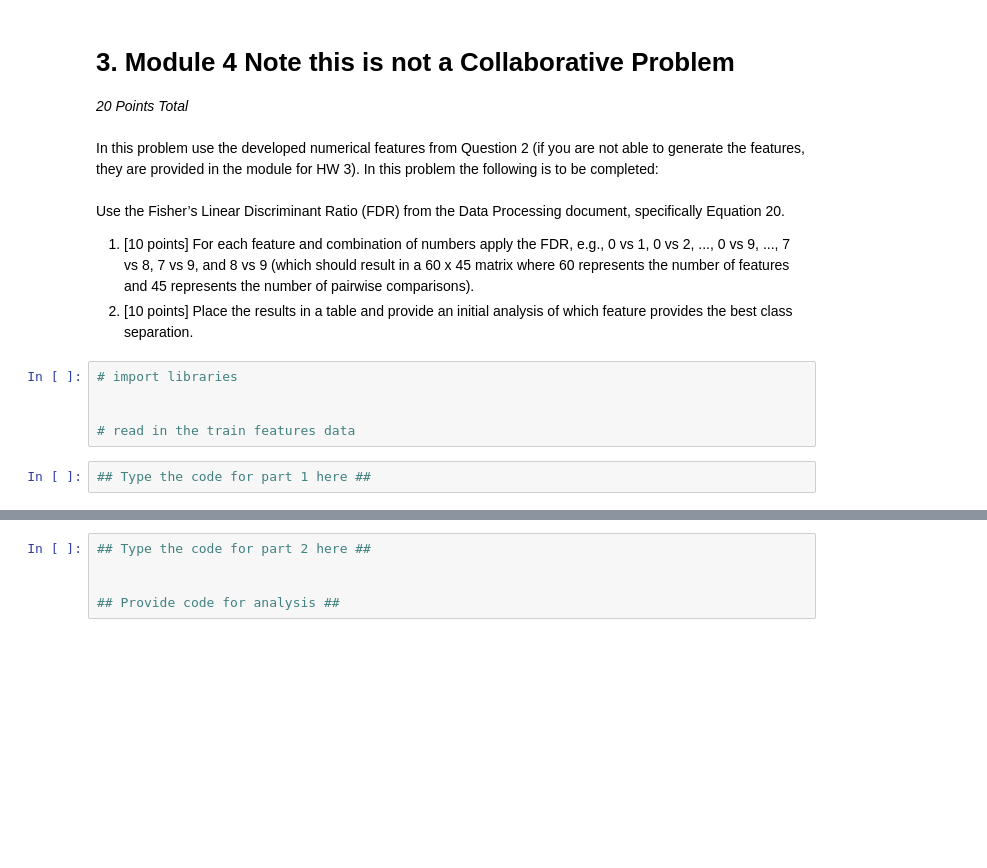
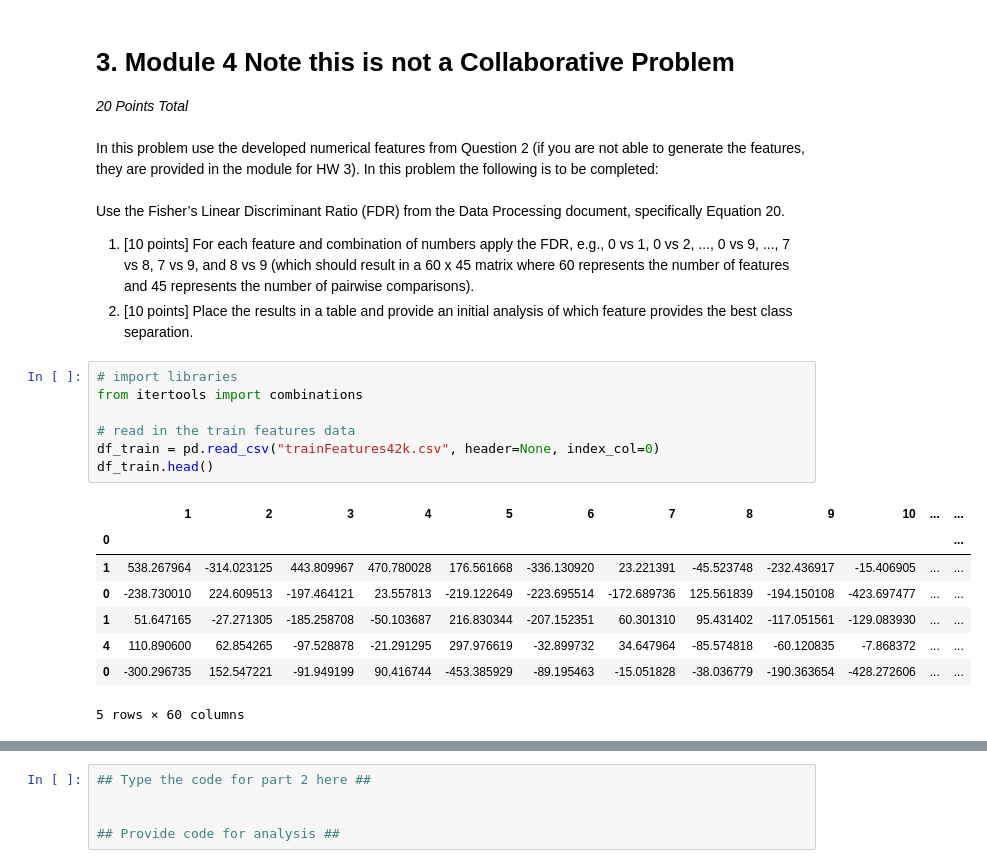
Before and after one commit to zhatz111/Data-Science-Masters, a Jupyter notebook: Algorithms for Data Science/Module 8/HW Assignment 3/HW3.ipynb, the cells around one changed output, grey strips where cells are left out. Saved outputs shown, nothing was run; the diff lists cells and outputs as text; blank space fills up the shorter version.

```diff
--- a/Algorithms for Data Science/Module 8/HW Assignment 3/HW3.ipynb
+++ b/Algorithms for Data Science/Module 8/HW Assignment 3/HW3.ipynb
@@ -93,8 +303,17 @@ Use the Fisher’s Linear Discriminant Ratio (FDR) from the Data Processing docu
 provides the best class separation.
 # %%
 # import libraries
-
+from itertools import combinations
 
 # read in the train features data
+df_train = pd.read_csv("trainFeatures42k.csv", header=None, index_col=0)
+df_train.head()
+# %% [output]
+|  | 1 | 2 | 3 | 4 | 5 | 6 | 7 | 8 | 9 | 10 | ... | ... |
+| 0 |  |  |  |  |  |  |  |  |  |  |  | ... |
+| 1 | 538.267964 | -314.023125 | 443.809967 | 470.780028 | 176.561668 | -336.130920 | 23.221391 | -45.523748 | -232.436917 | -15.406905 | ... | ... |
+| 0 | -238.730010 | 224.609513 | -197.464121 | 23.557813 | -219.122649 | -223.695514 | -172.689736 | 125.561839 | -194.150108 | -423.697477 | ... | ... |
+| 1 | 51.647165 | -27.271305 | -185.258708 | -50.103687 | 216.830344 | -207.152351 | 60.301310 | 95.431402 | -117.051561 | -129.083930 | ... | ... |
+| 4 | 110.890600 | 62.854265 | -97.528878 | -21.291295 | 297.976619 | -32.899732 | 34.647964 | -85.574818 | -60.120835 | -7.868372 | ... | ... |
+| 0 | -300.296735 | 152.547221 | -91.949199 | 90.416744 | -453.385929 | -89.195463 | -15.051828 | -38.036779 | -190.363654 | -428.272606 | ... | ... |
+5 rows × 60 columns
-# %%
-## Type the code for part 1 here ##
```
Also changed, not shown: parts of 29 cells of this notebook, 8 other files.
